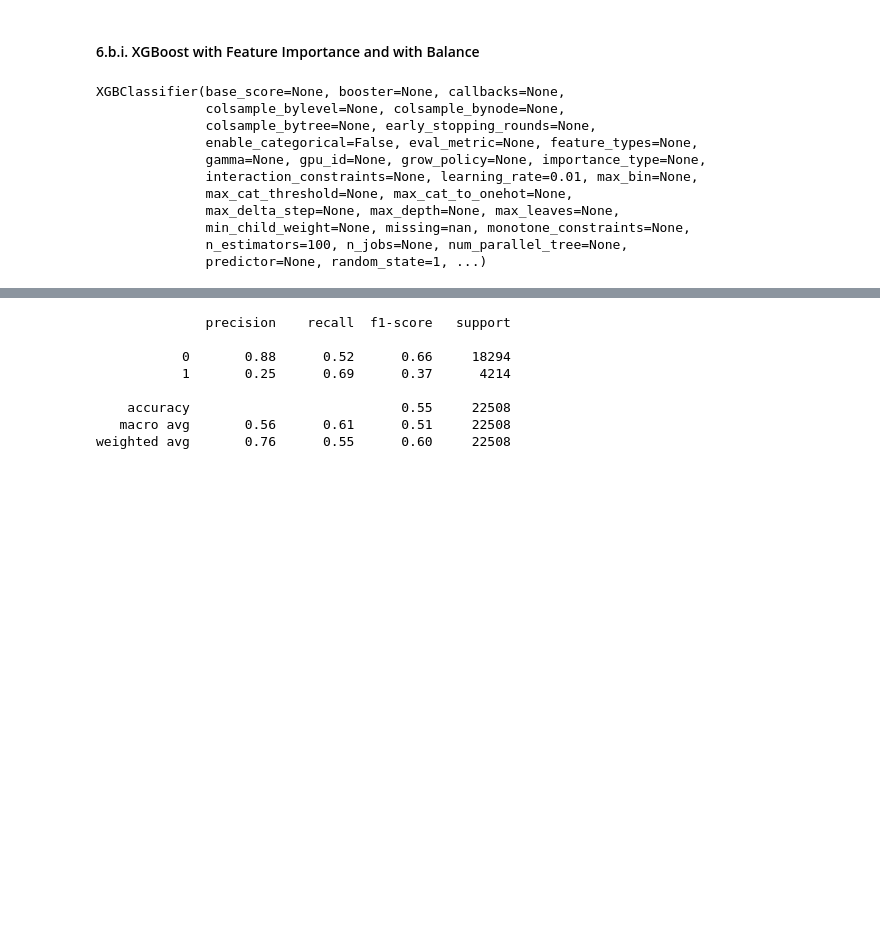
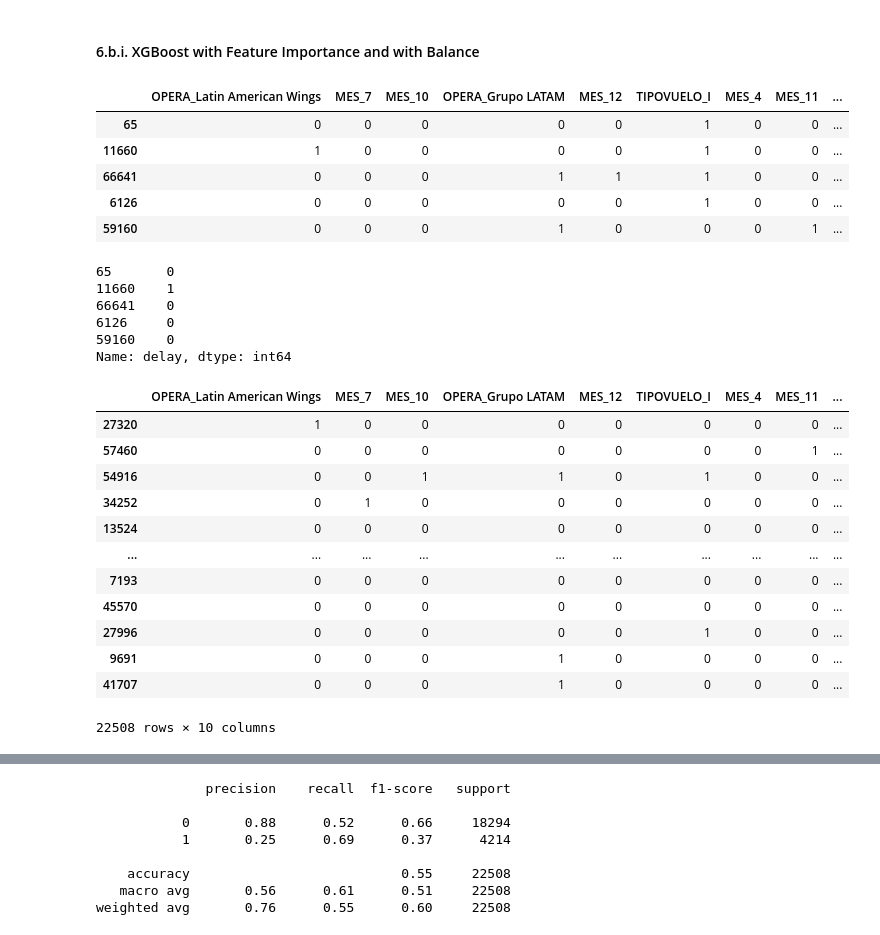
Before and after one commit to rodobkn/flightModel, a Jupyter notebook: challenge/exploration.ipynb, the cells around one changed output, grey strips where cells are left out. Cells and saved outputs as stored; diff of their text form; code cells hidden in the pictures; blank space fills up the shorter version.

```diff
--- a/challenge/exploration.ipynb
+++ b/challenge/exploration.ipynb
@@ -470,19 +512,39 @@ print(n_y0)
 # %%
 xgb_model_2 = xgb.XGBClassifier(random_state=1, learning_rate=0.01, scale_pos_weight = scale)
 xgb_model_2.fit(x_train2, y_train2)
+x_train2.head(5)
 # %% [output]
-XGBClassifier(base_score=None, booster=None, callbacks=None,
-              colsample_bylevel=None, colsample_bynode=None,
-              colsample_bytree=None, early_stopping_rounds=None,
-              enable_categorical=False, eval_metric=None, feature_types=None,
-              gamma=None, gpu_id=None, grow_policy=None, importance_type=None,
-              interaction_constraints=None, learning_rate=0.01, max_bin=None,
-              max_cat_threshold=None, max_cat_to_onehot=None,
-              max_delta_step=None, max_depth=None, max_leaves=None,
-              min_child_weight=None, missing=nan, monotone_constraints=None,
-              n_estimators=100, n_jobs=None, num_parallel_tree=None,
-              predictor=None, random_state=1, ...)
+|  | OPERA_Latin American Wings | MES_7 | MES_10 | OPERA_Grupo LATAM | MES_12 | TIPOVUELO_I | MES_4 | MES_11 | ... |
+| 65 | 0 | 0 | 0 | 0 | 0 | 1 | 0 | 0 | ... |
+| 11660 | 1 | 0 | 0 | 0 | 0 | 1 | 0 | 0 | ... |
+| 66641 | 0 | 0 | 0 | 1 | 1 | 1 | 0 | 0 | ... |
+| 6126 | 0 | 0 | 0 | 0 | 0 | 1 | 0 | 0 | ... |
+| 59160 | 0 | 0 | 0 | 1 | 0 | 0 | 0 | 1 | ... |
+# %%
+y_train2.head(5)
+# %% [output]
+65       0
+11660    1
+66641    0
+6126     0
+59160    0
+Name: delay, dtype: int64
 # %%
 xgboost_y_preds_2 = xgb_model_2.predict(x_test2)
+x_test2
+# %% [output]
+|  | OPERA_Latin American Wings | MES_7 | MES_10 | OPERA_Grupo LATAM | MES_12 | TIPOVUELO_I | MES_4 | MES_11 | ... |
+| 27320 | 1 | 0 | 0 | 0 | 0 | 0 | 0 | 0 | ... |
+| 57460 | 0 | 0 | 0 | 0 | 0 | 0 | 0 | 1 | ... |
+| 54916 | 0 | 0 | 1 | 1 | 0 | 1 | 0 | 0 | ... |
+| 34252 | 0 | 1 | 0 | 0 | 0 | 0 | 0 | 0 | ... |
+| 13524 | 0 | 0 | 0 | 0 | 0 | 0 | 0 | 0 | ... |
+| ... | ... | ... | ... | ... | ... | ... | ... | ... | ... |
+| 7193 | 0 | 0 | 0 | 0 | 0 | 0 | 0 | 0 | ... |
+| 45570 | 0 | 0 | 0 | 0 | 0 | 0 | 0 | 0 | ... |
+| 27996 | 0 | 0 | 0 | 0 | 0 | 1 | 0 | 0 | ... |
+| 9691 | 0 | 0 | 0 | 1 | 0 | 0 | 0 | 0 | ... |
+| 41707 | 0 | 0 | 0 | 1 | 0 | 0 | 0 | 0 | ... |
+22508 rows × 10 columns
 # %%
 confusion_matrix(y_test2, xgboost_y_preds_2)
```
Also changed, not shown: parts of 4 cells of this notebook, 6 other files.
